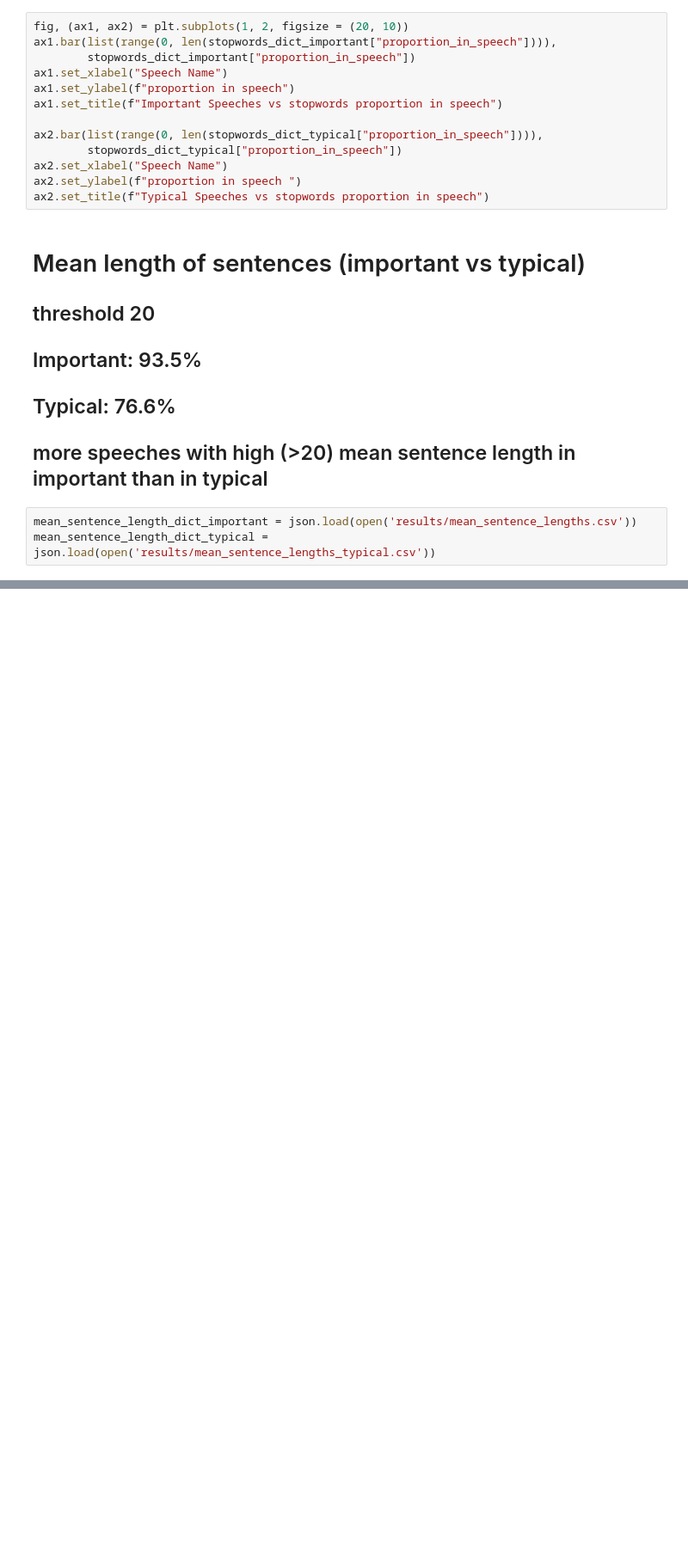
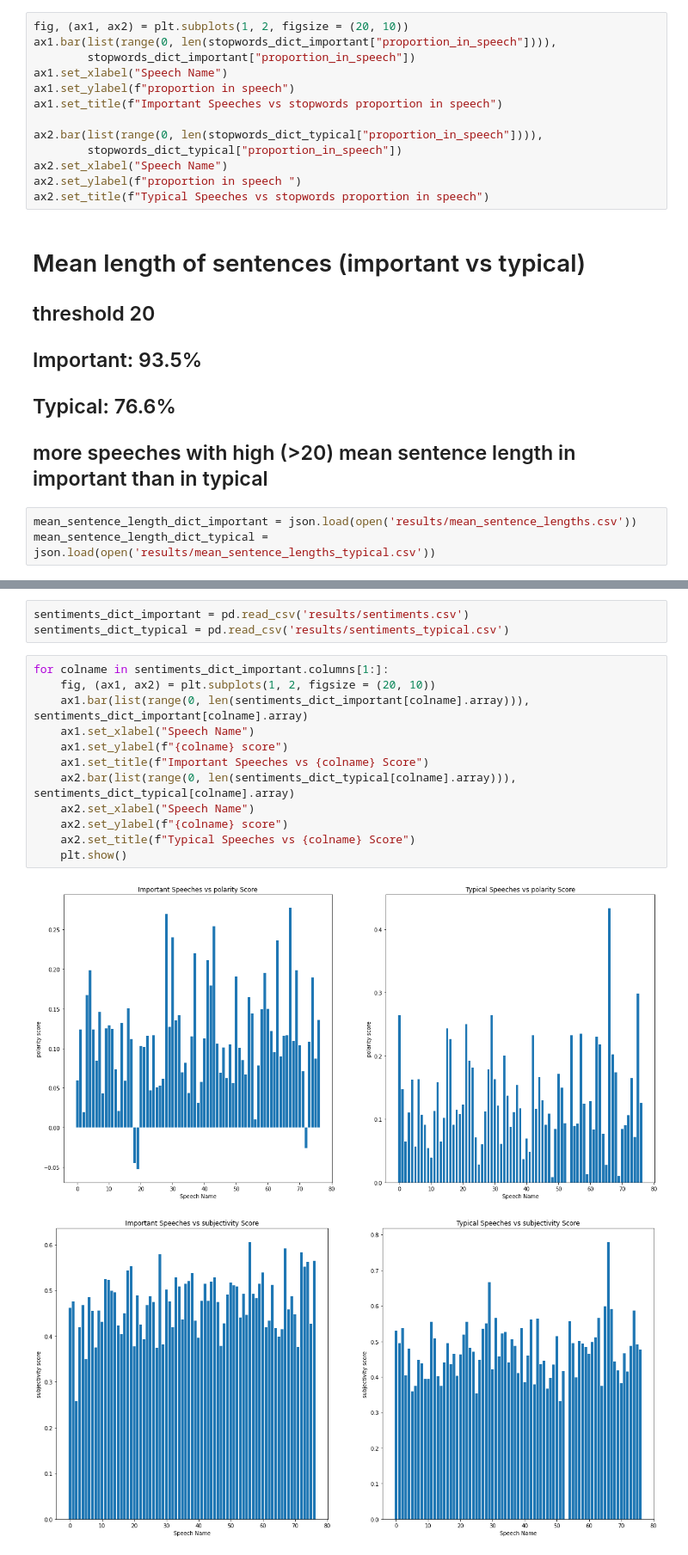
Before and after one commit to hovhannes-margaryan/mda_project_what_makes_a_great_speech, a Jupyter notebook: comparison.ipynb, the cells around one changed output, grey strips where cells are left out. Shown at 86% size. Saved outputs shown, nothing was run; the diff lists cells and outputs as text; blank space fills up the shorter version.

Commit message:
Add get_polarity, get_subjectivity to Speech, Add create_sentiment_analysis, Add sentiment comparison to comparison

```diff
--- a/comparison.ipynb
+++ b/comparison.ipynb
@@ -130,0 +141,18 @@ Text(0.5, 1.0, 'Typical Speeches vs mean sentence length')
+# %%
+sentiments_dict_important = pd.read_csv('results/sentiments.csv')
+sentiments_dict_typical = pd.read_csv('results/sentiments_typical.csv')
+# %%
+for colname in sentiments_dict_important.columns[1:]:
+    fig, (ax1, ax2) = plt.subplots(1, 2, figsize = (20, 10))
+    ax1.bar(list(range(0, len(sentiments_dict_important[colname].array))), sentiments_dict_important[colname].array)
+    ax1.set_xlabel("Speech Name")
+    ax1.set_ylabel(f"{colname} score")
+    ax1.set_title(f"Important Speeches vs {colname} Score")
+    ax2.bar(list(range(0, len(sentiments_dict_typical[colname].array))), sentiments_dict_typical[colname].array)
+    ax2.set_xlabel("Speech Name")
+    ax2.set_ylabel(f"{colname} score")
+    ax2.set_title(f"Typical Speeches vs {colname} Score")
+    plt.show()
+# %% [output]
+[figure, added]
+[figure, added]
```
Also changed, not shown: parts of 2 cells of this notebook, 3 other files.
